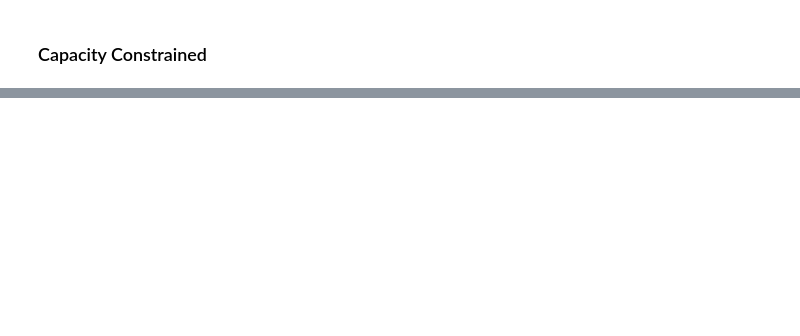
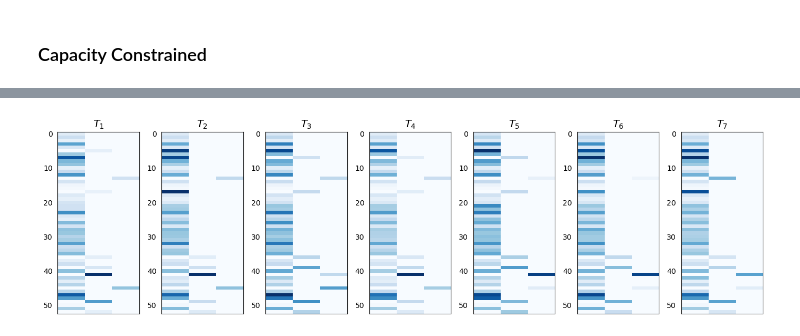
Before and after one commit to salar96/MEP-Orthogonal-NMF, a Jupyter notebook: ONMF_constrained.ipynb, the cells around one changed output, grey strips where cells are left out. Saved outputs shown, nothing was run; the diff lists cells and outputs as text; code cells hidden in the pictures; blank space fills up the shorter version.

```diff
--- a/ONMF_constrained.ipynb
+++ b/ONMF_constrained.ipynb
@@ -613,13 +634,0 @@ Iteration 60: Solving for beta = 46.956261960972235
-# %%
-n_Y = m * d  # Y has shape (m, 2)
-n_P = N * m  # P has shape (N, m)
-
-# ind = -3
-Ya_n_c_2 = z_values[-1, :n_Y].reshape(m, -1)
-Pa_n_c = z_values[-1, n_Y:].reshape(N, m)
-Ya_n_c = scaler.inverse_transform(Ya_n_c_2)
-Pa_n_c_bin = closest_binary_matrix(Pa_n_c)
-
-Pi = get_permutation_matrix(Pa_n_c)
-# %%
-Pi = get_permutation_matrix(Pa_n_c)
@@ -655,0 +747,22 @@ array([0.33962264, 0.35849057, 0.30188679])
+# %%
+# Set up 1x7 subplots
+fig, axes = plt.subplots(1, 7, figsize=(14, 4), dpi=100)
+
+# Iterate through each H matrix and plot it
+for i in range(7):
+    ax = axes[i]
+    im = ax.imshow(H_matrices[i], cmap="Blues", aspect="auto", interpolation="nearest")
+
+    # Remove x-axis labels and ticks
+    ax.set_xticks([])
+    ax.set_xticklabels([])
+    ax.tick_params(left=False)
+
+    # Add title for each subplot (T1, T2, ..., T7)
+    ax.set_title(r"$\mathit{T_" + str(i+1) + "}$", fontsize=14, fontweight='bold', style='italic')
+
+# Adjust layout for better spacing
+plt.tight_layout()
+plt.show()
+# %% [output]
+[figure, added]
```
Also changed, not shown: parts of 26 cells of this notebook.
